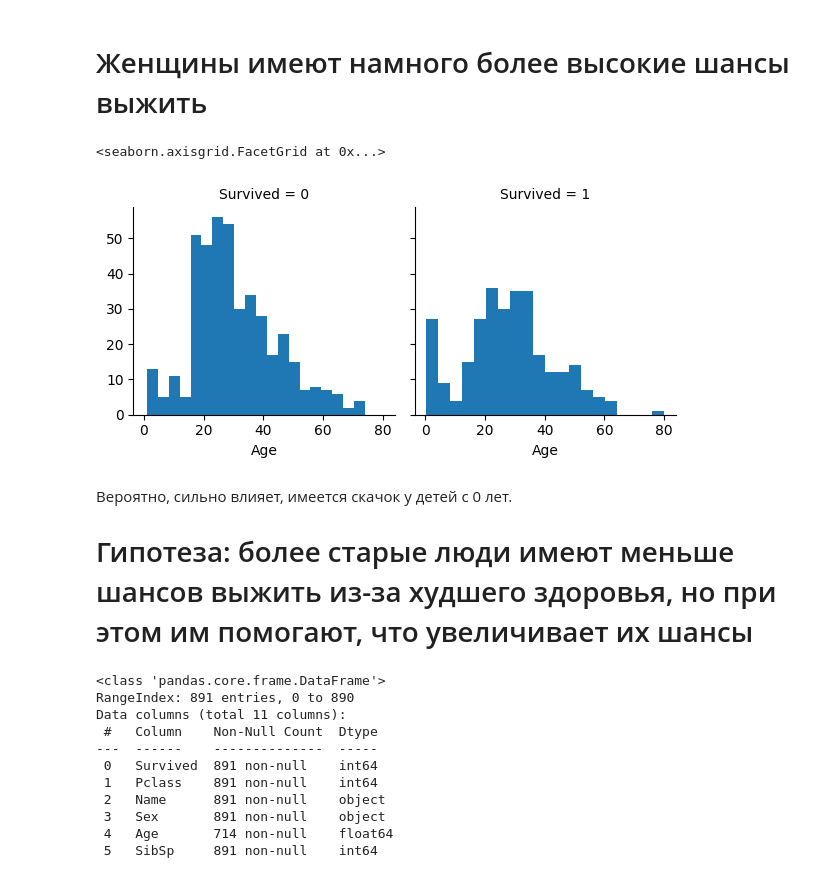
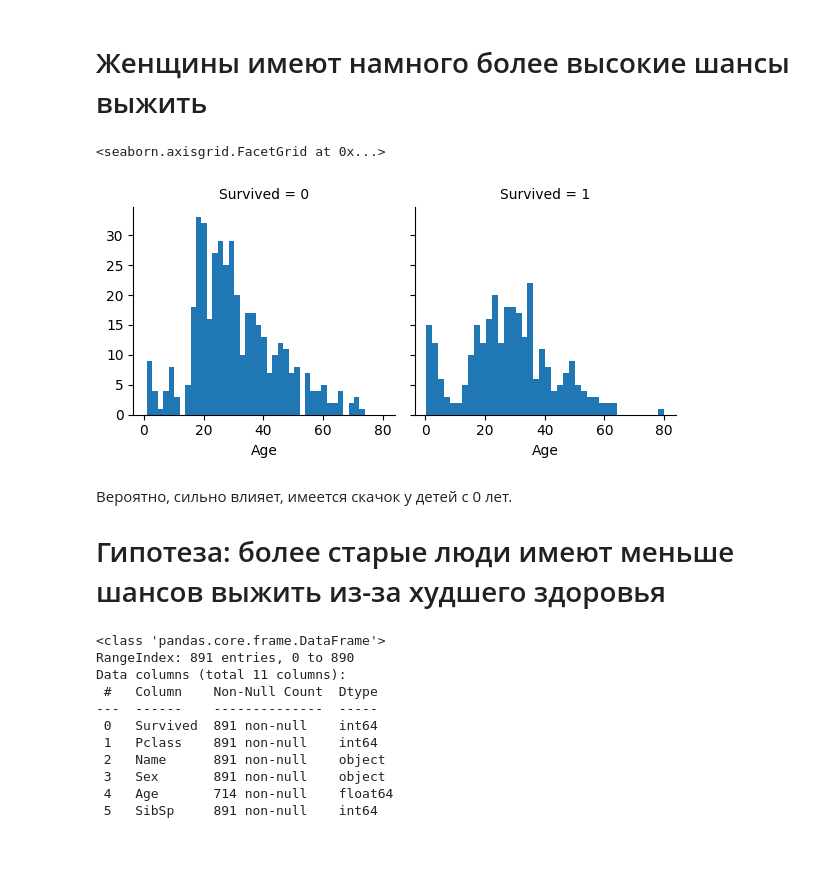
Before and after one commit to Goluboy/Titanic, a Jupyter notebook: shvarev-titanic.ipynb, the cells around one changed output. Drawn from its saved outputs; the diff is of its cells as text; code cells hidden in the pictures; blank space fills up the shorter version.

```diff
--- a/shvarev-titanic.ipynb
+++ b/shvarev-titanic.ipynb
@@ -24,5 +22,5 @@ for dirname, _, filenames in os.walk('/kaggle/input'):
 # %%
-df = pd.read_csv("/kaggle/input/data-science-day1-titanic/DSB_Day1_Titanic_train.csv")
+df = pd.read_csv("DSB_Day1_Titanic_train.csv")
 df
 # %% [output]
 |  | PassengerId | Survived | Pclass | Name | Sex | Age | SibSp | Parch | Ticket | Fare | ... |
@@ -93,5 +91,5 @@ df
 | 890 | 0 | 3 | Dooley, Mr. Patrick | male | 32.0 | 0 | 0 | 370376 | 7.7500 | NaN | Q |
 891 rows × 11 columns
 # %%
-df['Name'] = df['Name'].map(lambda x: re.sub(r".*(M[A-z]*\.).*", r"\1", x))
+df['Name'] = df['Name'].map(lambda x: re.sub(r".*(M[A-z]*\.|Dr.).*", r"\1", x))
 # %% [markdown]
@@ -99,2 +97,2 @@ df['Name'] = df['Name'].map(lambda x: re.sub(r".*(M[A-z]*\.).*", r"\1", x))
 # %%
-df
+df['Name'] = df['Name'].apply(lambda x: '' if len(x) > 5 else x) # заменяем длинные имена, из которых не получилось достать статус на пустые строки
@@ -140,13 +131,13 @@ plt.show()
 # Женщины имеют намного более высокие шансы выжить
 # %%
 g = sns.FacetGrid(df, col='Survived')
-g.map(plt.hist, 'Age', bins=20)
+g.map(plt.hist, 'Age', bins=40)
 # %% [output]
 <seaborn.axisgrid.FacetGrid at 0x...>
-[figure, old version]
+[figure, new version]
 # %% [markdown]
 Вероятно, сильно влияет, имеется скачок у детей с 0 лет.
-# Гипотеза: более старые люди имеют меньше шансов выжить из-за худшего здоровья, но при этом им помогают, что увеличивает их шансы
+# Гипотеза: более старые люди имеют меньше шансов выжить из-за худшего здоровья
 # %%
 df.info()
 # %% [output]
```
Also changed, not shown: parts of 37 cells of this notebook, 1 other file.
